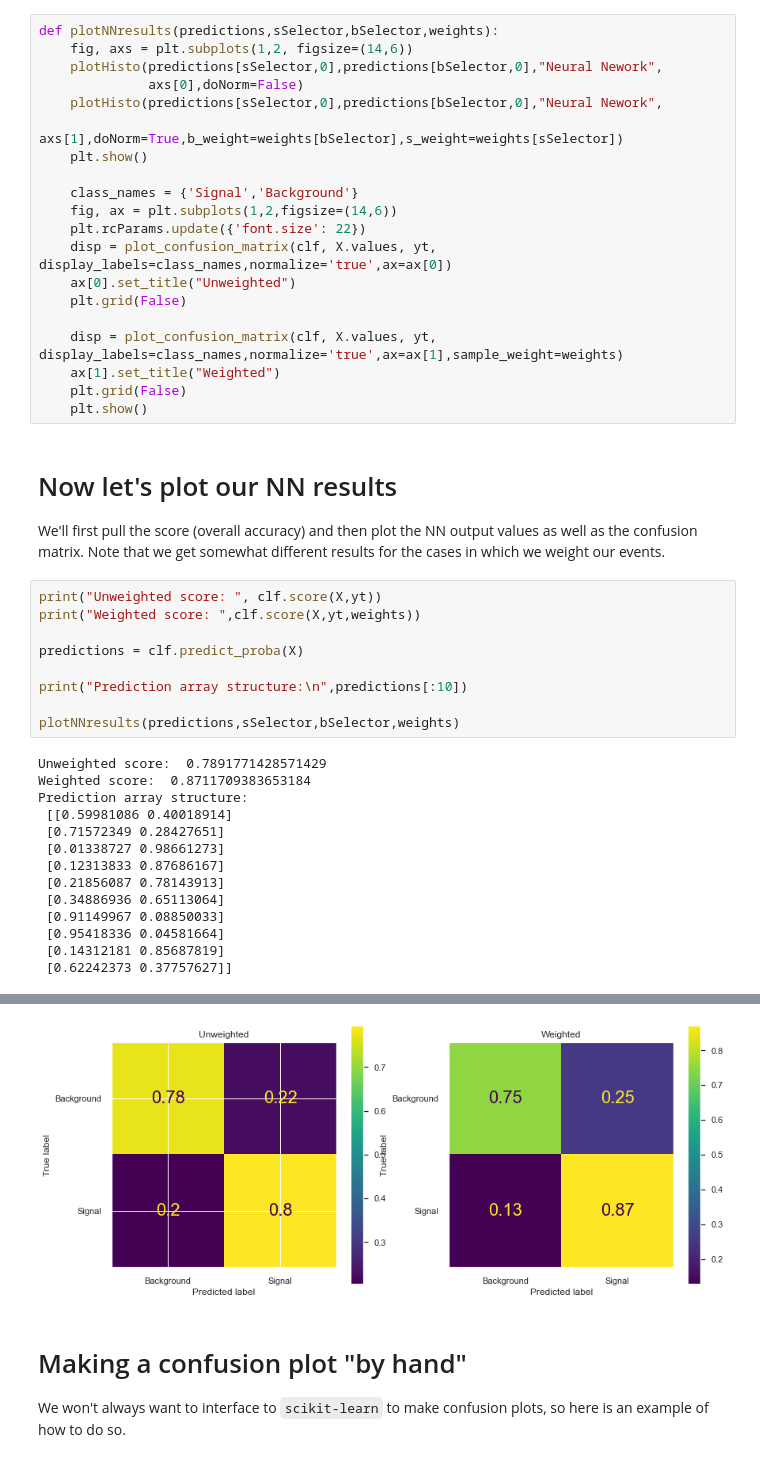
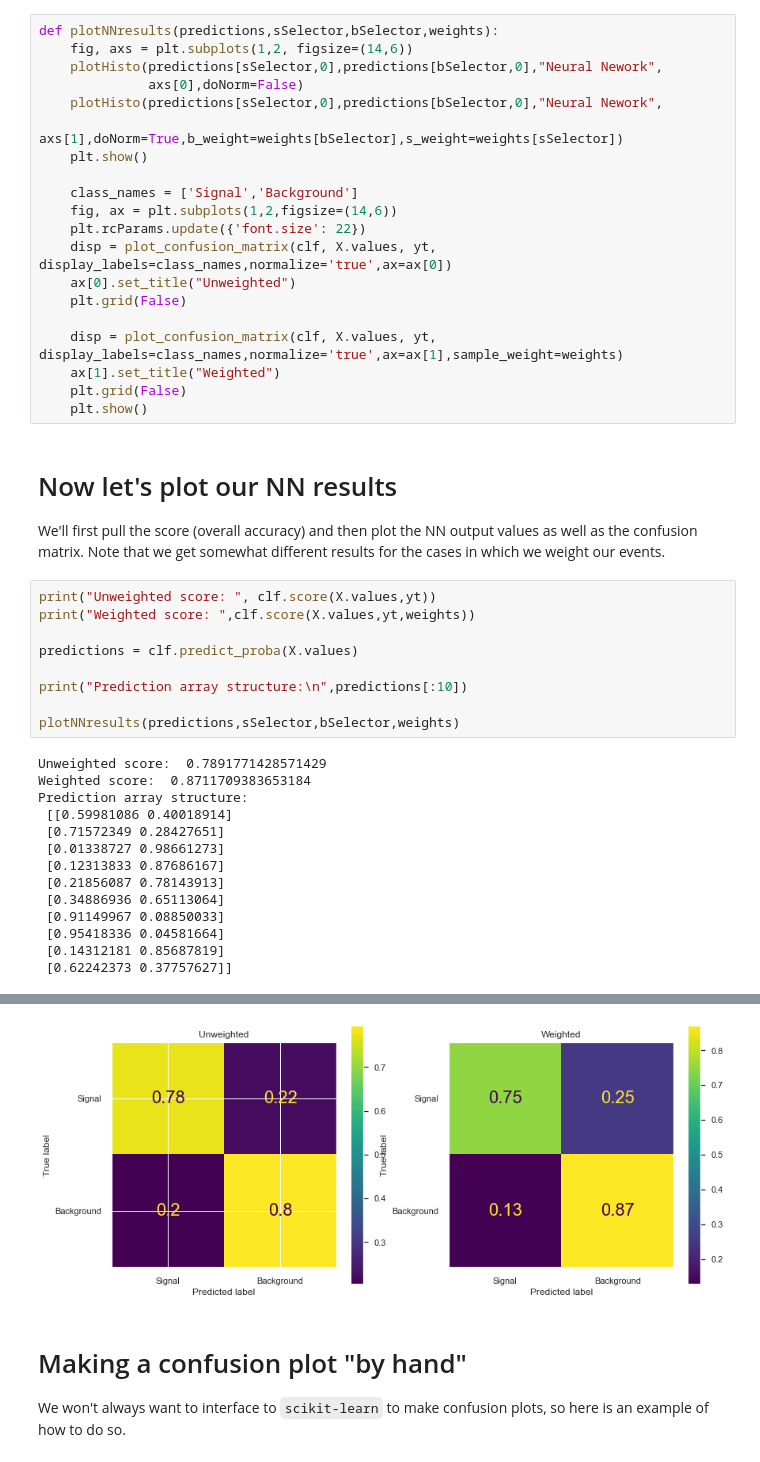
Before and after one commit to MSU-PHY-959-2021/Shared-Code, a Jupyter notebook: ClassDiscussions/Higgs_NN_Part1.ipynb, the cells around one changed output, grey strips where cells are left out. Drawn from its saved outputs; the diff is of its cells as text.

```diff
--- a/ClassDiscussions/Higgs_NN_Part1.ipynb
+++ b/ClassDiscussions/Higgs_NN_Part1.ipynb
@@ -218,7 +218,7 @@ def plotNNresults(predictions,sSelector,bSelector,weights):
               axs[1],doNorm=True,b_weight=weights[bSelector],s_weight=weights[sSelector])
     plt.show()
 
-    class_names = {'Signal','Background'}
+    class_names = ['Signal','Background']
     fig, ax = plt.subplots(1,2,figsize=(14,6))
     plt.rcParams.update({'font.size': 22})
     disp = plot_confusion_matrix(clf, X.values, yt, display_labels=class_names,normalize='true',ax=ax[0])
@@ -234,30 +234,30 @@ def plotNNresults(predictions,sSelector,bSelector,weights):
 
 We'll first pull the score (overall accuracy) and then plot the NN output values as well as the confusion matrix.  Note that we get somewhat different results for the cases in which we weight our events.
 # %%
-print("Unweighted score: ", clf.score(X,yt))
-print("Weighted score: ",clf.score(X,yt,weights))
+print("Unweighted score: ", clf.score(X.values,yt))
+print("Weighted score: ",clf.score(X.values,yt,weights))
 
-predictions = clf.predict_proba(X)
+predictions = clf.predict_proba(X.values)
 
 print("Prediction array structure:\n",predictions[:10])
 
 plotNNresults(predictions,sSelector,bSelector,weights)
 # %% [output]
 Unweighted score:  0.7891771428571429
 Weighted score:  0.8711709383653184
 Prediction array structure:
  [[0.59981086 0.40018914]
  [0.71572349 0.28427651]
  [0.01338727 0.98661273]
  [0.12313833 0.87686167]
  [0.21856087 0.78143913]
  [0.34886936 0.65113064]
  [0.91149967 0.08850033]
  [0.95418336 0.04581664]
  [0.14312181 0.85687819]
  [0.62242373 0.37757627]]
 [figure]
-[figure, old version]
+[figure, new version]
 # %% [markdown]
 # Making a confusion plot "by hand"
 
```
